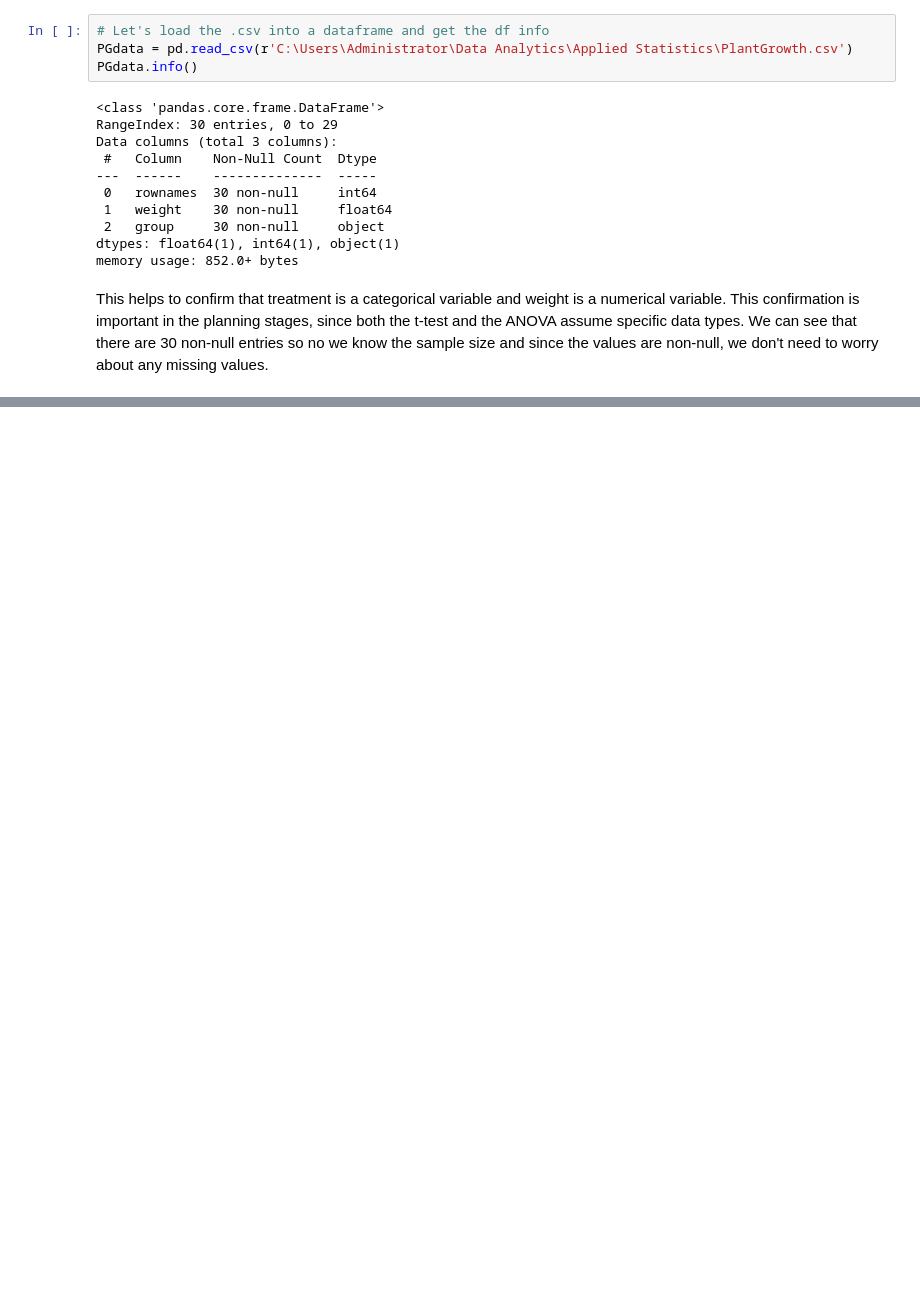
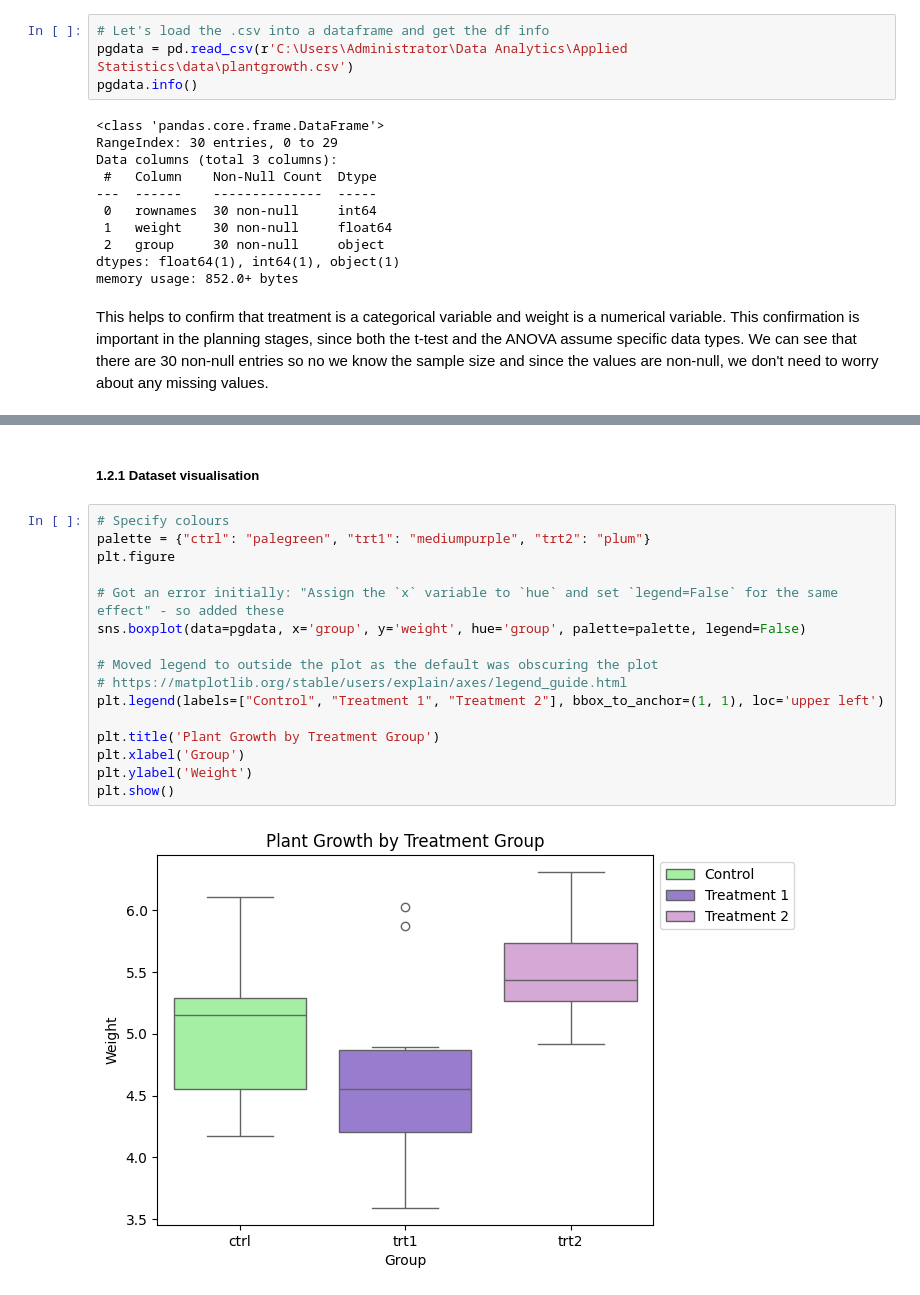
Before and after one commit to miriamroddy/appliedstatistics, a Jupyter notebook: project.ipynb, the cells around one changed output, grey strips where cells are left out. Drawn from its saved outputs; the diff is of its cells as text; blank space fills up the shorter version.

Commit message:
Started boxplot and histogram

```diff
--- a/project.ipynb
+++ b/project.ipynb
@@ -33,8 +36,8 @@ import pandas as pd
 We need to read in the csv and display the dataframe information. The info() method provides information about the dataset, including the number of rows, columns, column names, data types, and memory usage.
 # %%
 # Let's load the .csv into a dataframe and get the df info
-PGdata = pd.read_csv(r'C:\Users\Administrator\Data Analytics\Applied Statistics\PlantGrowth.csv')
-PGdata.info()
+pgdata = pd.read_csv(r'C:\Users\Administrator\Data Analytics\Applied Statistics\data\plantgrowth.csv')
+pgdata.info()
 # %% [output]
 <class 'pandas.core.frame.DataFrame'>
 RangeIndex: 30 entries, 0 to 29
@@ -50,0 +63,20 @@ This helps to confirm that treatment is a categorical variable and weight is a n
+# %% [markdown]
+##### 1.2.1 Dataset visualisation
+# %%
+# Specify colours
+palette = {"ctrl": "palegreen", "trt1": "mediumpurple", "trt2": "plum"}
+plt.figure
+
+# Got an error initially: "Assign the `x` variable to `hue` and set `legend=False` for the same effect" - so added these
+sns.boxplot(data=pgdata, x='group', y='weight', hue='group', palette=palette, legend=False)
+
+# Moved legend to outside the plot as the default was obscuring the plot
+# https://matplotlib.org/stable/users/explain/axes/legend_guide.html
+plt.legend(labels=["Control", "Treatment 1", "Treatment 2"], bbox_to_anchor=(1, 1), loc='upper left')
+
+plt.title('Plant Growth by Treatment Group')
+plt.xlabel('Group')
+plt.ylabel('Weight')
+plt.show()
+# %% [output]
+[figure, added]
```
Also changed, not shown: parts of 9 cells of this notebook.
